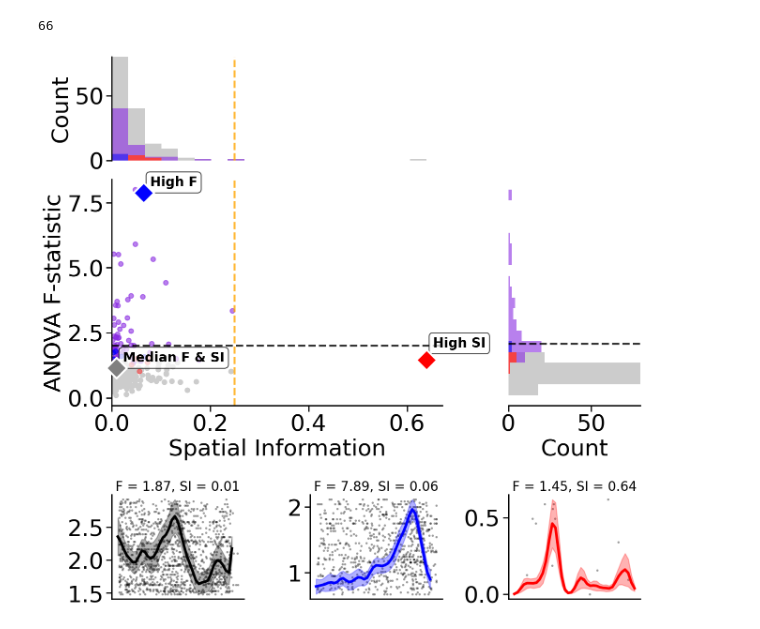
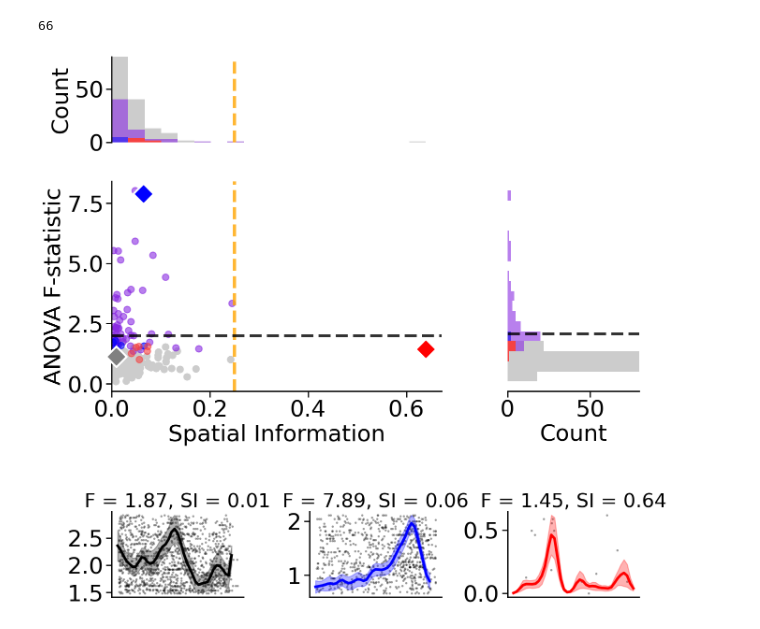
Before and after one commit to HSNPipeline/AnalyzeTrain, a Jupyter notebook: figures/Figure_STATS_DISTRIBUTION.ipynb, the cells around one changed output. Saved outputs shown, nothing was run; the diff lists cells and outputs as text; code cells hidden in the pictures.

```diff
--- a/figures/Figure_STATS_DISTRIBUTION.ipynb
+++ b/figures/Figure_STATS_DISTRIBUTION.ipynb
@@ -137,7 +137,7 @@ si_median = all_results.index[len(all_results) // 2]-5
 anova_bins = np.linspace(0, 10, 50)
 info_bins = np.linspace(0, max(place_info) * 1.05, 50)
 threshold = 0.05
-grid = make_grid(5, 4, wspace=.5, hspace=0.2, height_ratios = [1, 1, 1, .5, 1], figsize=(20, 15))
+grid = make_grid(5, 4, wspace=.5, hspace=0.5, height_ratios = [1, 1, 1, .5, 1], figsize=(20, 15))
 
 plt.rcParams.update({
     'font.size': 35,
@@ -172,10 +172,10 @@ both_color = '#8a2be2'
 x_max = max(place_info) * 1.05
 
 # Main scatter plot
-ax_main.scatter(place_info[non_sig_mask], place_anova[non_sig_mask], alpha=1, color=non_sig_color, s=50, label='Non-significant')  # Increased point size
-ax_main.scatter(place_info[mask], place_anova[mask], alpha=0.6, color=both_color, s=50, label='Both significant')  # Increased point size
-ax_main.scatter(place_info[anova_mask], place_anova[anova_mask], alpha=0.6, color=anova_color, s=50, label='ANOVA only')  # Increased point size
-ax_main.scatter(place_info[info_mask], place_anova[info_mask], alpha=0.6, color=info_color, s=50, label='Spike Info only')  # Increased point size
+ax_main.scatter(place_info[non_sig_mask], place_anova[non_sig_mask], alpha=1, color=non_sig_color, s=100, label='Non-significant')  # Increased point size
+ax_main.scatter(place_info[mask], place_anova[mask], alpha=0.6, color=both_color, s=100, label='Both significant')  # Increased point size
+ax_main.scatter(place_info[anova_mask], place_anova[anova_mask], alpha=0.6, color=anova_color, s=100, label='ANOVA only')  # Increased point size
+ax_main.scatter(place_info[info_mask], place_anova[info_mask], alpha=0.6, color=info_color, s=100, label='Spike Info only')  # Increased point size
 
 
 # Histogram on the right side
@@ -215,10 +215,10 @@ ax_top.tick_params(axis='both', which='major')  # Increased tick font size
 drop_spines(['top','right'], ax=ax_main)
 drop_spines(['top','right','left'], ax=ax_hist)
 
-ax_hist.axhline(2, color='black', lw=3, linestyle='--', alpha=0.8)  # Increased line width
-ax_main.axvline(0.25, color='#ffa500', lw=3, linestyle='--', alpha=0.8)  # Increased line width
-ax_top.axvline(0.25, color='#ffa500', lw=3, linestyle='--', alpha=0.8)  # Increased line width
-ax_main.axhline(2, color='black', lw=3, linestyle='--', alpha=0.8)  # Increased line width
+ax_hist.axhline(2, color='black', lw=5, linestyle='--', alpha=0.8)  # Increased line width
+ax_main.axvline(0.25, color='#ffa500', lw=5, linestyle='--', alpha=0.8)  # Increased line width
+ax_top.axvline(0.25, color='#ffa500', lw=5, linestyle='--', alpha=0.8)  # Increased line width
+ax_main.axhline(2, color='black', lw=5, linestyle='--', alpha=0.8)  # Increased line width
 
 
 
@@ -229,46 +229,46 @@ ax = get_grid_subplot(grid, 4, 1)
 plot_raster_with_tuning_curve(sorted_anova, f_max,ax=ax,curve_color='blue')
 
 
 ax = get_grid_subplot(grid, 4, 2)
 plot_raster_with_tuning_curve(sorted_si, si_max,ax=ax,curve_color='red')
 
 
 # Make scatter plots more prominent with larger size, thicker borders, and higher zorder
 ax_main.scatter(sorted_anova['place_info'].iloc[f_max], sorted_anova['place_anova'].iloc[f_max],
     c='blue', s=500, alpha=1, marker='D', edgecolor='white', linewidth=3, label='High F', zorder=20
 )
 # Add annotation for High F point
-ax_main.annotate('High F',
-                xy=(sorted_anova['place_info'].iloc[f_max], sorted_anova['place_anova'].iloc[f_max]),
-                xytext=(10, 10), textcoords='offset points',
-                fontsize=20, fontweight='bold',
-                bbox=dict(boxstyle="round,pad=0.3", fc='white', alpha=0.7))
+# ax_main.annotate('High F',
+#                 xy=(sorted_anova['place_info'].iloc[f_max], sorted_anova['place_anova'].iloc[f_max]),
+#                 xytext=(10, 10), textcoords='offset points',
+
+#                 bbox=dict(boxstyle="round,pad=0.3", fc='white', alpha=0.7))
 
 ax_main.scatter(sorted_si['place_info'].iloc[si_max], sorted_si['place_anova'].iloc[si_max],
     c='red', s=500, alpha=1, marker='D', edgecolor='white', linewidth=3, label='High SI', zorder=20
 )
 # Add annotation for High SI point
-ax_main.annotate('High SI',
-                xy=(sorted_si['place_info'].iloc[si_max], sorted_si['place_anova'].iloc[si_max]),
-                xytext=(10, 20), textcoords='offset points',
-                fontsize=20, fontweight='bold',
-                bbox=dict(boxstyle="round,pad=0.3", fc='white', alpha=0.7))
+# ax_main.annotate('High SI',
+#                 xy=(sorted_si['place_info'].iloc[si_max], sorted_si['place_anova'].iloc[si_max]),
+#                 xytext=(10, 20), textcoords='offset points',
+
+#                 bbox=dict(boxstyle="round,pad=0.3", fc='white', alpha=0.7))
 
 ax_main.scatter(sorted_si['place_info'].iloc[si_median], sorted_si['place_anova'].iloc[si_median],
     c='grey', s=500, alpha=1, marker='D', label='Median SI', zorder=20, edgecolor='white', linewidth=3,
     clip_on=False  # Prevent the marker from being clipped by the plot edge
 )
 # Add annotation for Median SI point
-ax_main.annotate('Median F & SI',
-                xy=(sorted_si['place_info'].iloc[si_median], sorted_si['place_anova'].iloc[si_median]),
-                xytext=(10, 10), textcoords='offset points',
-                fontsize=20, fontweight='bold',
-                bbox=dict(boxstyle="round,pad=0.3", fc='white', alpha=0.7))
+# ax_main.annotate('Median F & SI',
+#                 xy=(sorted_si['place_info'].iloc[si_median], sorted_si['place_anova'].iloc[si_median]),
+#                 xytext=(20, -20), textcoords='offset points',
+
+#                 bbox=dict(boxstyle="round,pad=0.3", fc='white', alpha=0.7))
 
 
 
 
 
 save_figure('Human_Distribution', file_path='/Users/weijiazhang/Plots/PLDM/Human')
 # %% [output]
-[figure, old version]
+[figure, new version]
```
Also changed, not shown: 5 other files.
